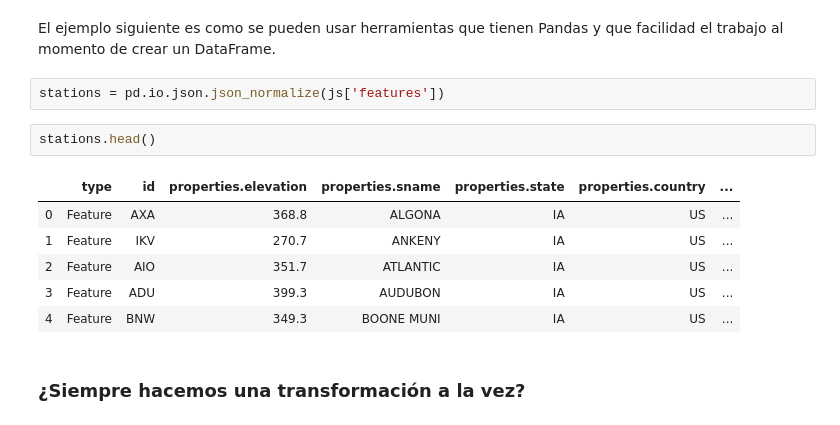
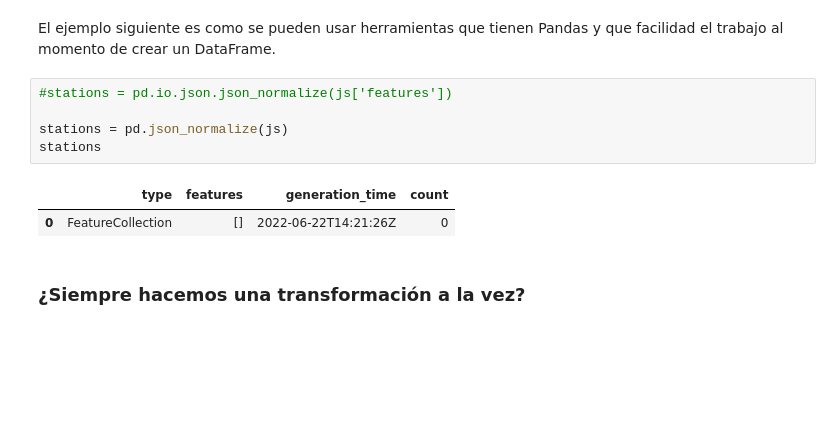
Before and after one commit to jcgavella/data_course, a Jupyter notebook: nootebook/Lesson_03_Data.ipynb, the cells around one changed output. Drawn from its saved outputs; the diff is of its cells as text; blank space fills up the shorter version.

```diff
--- a/nootebook/Lesson_03_Data.ipynb
+++ b/nootebook/Lesson_03_Data.ipynb
@@ -444,16 +422,13 @@ pd.DataFrame(js['features']).head()
 # %% [markdown]
 El ejemplo siguiente es como se pueden usar herramientas que tienen Pandas y que facilidad el trabajo al momento de crear un DataFrame.
 # %%
-stations = pd.io.json.json_normalize(js['features'])
+#stations = pd.io.json.json_normalize(js['features'])
+
+stations = pd.json_normalize(js)
+stations
+# %% [output]
+|  | type | features | generation_time | count |
+| 0 | FeatureCollection | [] | 2022-06-22T14:21:26Z | 0 |
-# %%
-stations.head()
-# %% [output]
-|  | type | id | properties.elevation | properties.sname | properties.state | properties.country | ... |
-| 0 | Feature | AXA | 368.8 | ALGONA | IA | US | ... |
-| 1 | Feature | IKV | 270.7 | ANKENY | IA | US | ... |
-| 2 | Feature | AIO | 351.7 | ATLANTIC | IA | US | ... |
-| 3 | Feature | ADU | 399.3 | AUDUBON | IA | US | ... |
-| 4 | Feature | BNW | 349.3 | BOONE MUNI | IA | US | ... |
 # %% [markdown]
 ### ¿Siempre hacemos una transformación a la vez?
 # %%
```
Also changed, not shown: parts of 17 cells of this notebook, 3 other files.
